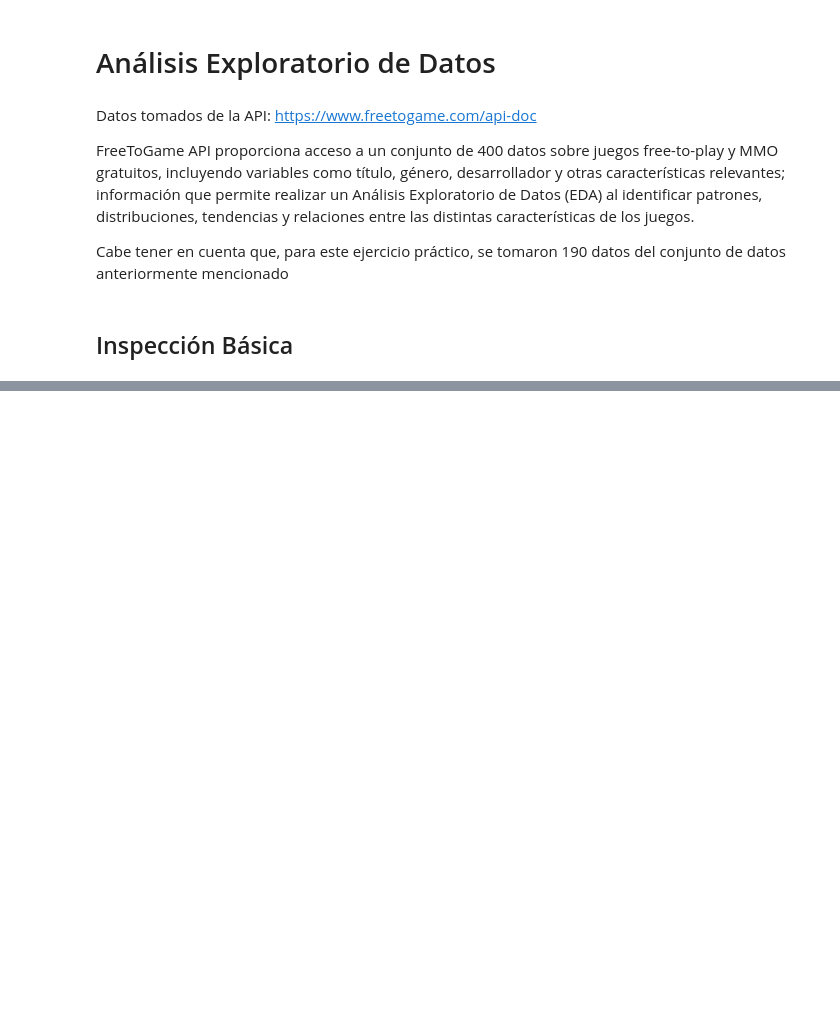
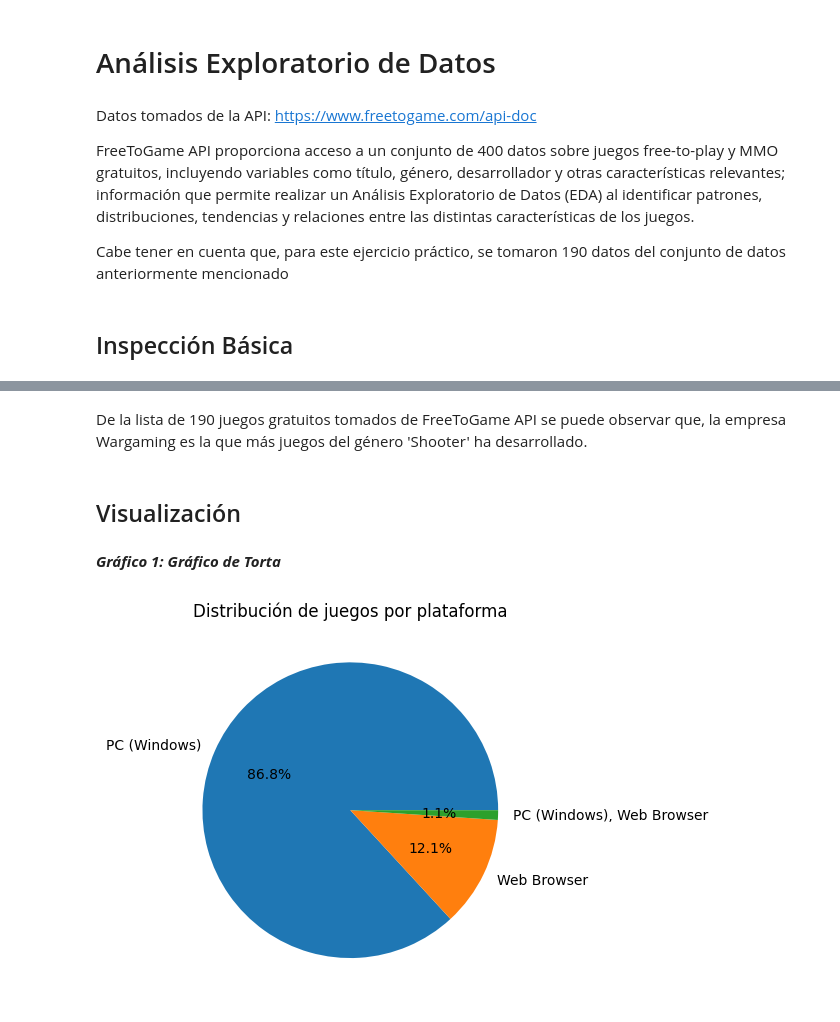
Before and after one commit to NicolasBusch23/taller_4_bases_de_datos, a Jupyter notebook: EDA/analisis.ipynb, the cells around one changed output, grey strips where cells are left out. Saved outputs shown, nothing was run; the diff lists cells and outputs as text; code cells hidden in the pictures; blank space fills up the shorter version.

```diff
--- a/EDA/analisis.ipynb
+++ b/EDA/analisis.ipynb
@@ -16,0 +11,11 @@ FileNotFoundError: [Errno 2] No such file or directory: 'data/transformed/juegos
+# %%
+import pandas as pd
+from pathlib import Path
+
+csv_path = Path('..') / 'data' / 'transformed' / 'juegos.csv'
+print("Leyendo CSV desde:", csv_path.resolve())
+if not csv_path.exists():
+    raise FileNotFoundError(f"No se encontró el archivo: {csv_path.resolve()}")
+
+df = pd.read_csv(csv_path)
+df["release_date"] = pd.to_datetime(df["release_date"]) #Se transforma la columna de fechas a datetime64
@@ -16,0 +73,3 @@ FileNotFoundError: [Errno 2] No such file or directory: 'data/transformed/juegos
+# %%
+df["year"] = df["release_date"].dt.year
+df["year"].value_counts(ascending=False).sort_index(ascending=False)
@@ -16,0 +150,17 @@ FileNotFoundError: [Errno 2] No such file or directory: 'data/transformed/juegos
+# %% [markdown]
+De la lista de 190 juegos gratuitos tomados de FreeToGame API se puede observar que, la empresa Wargaming es la que más juegos del género 'Shooter' ha desarrollado.
+# %% [markdown]
+## Visualización
+# %% [markdown]
+***Gráfico 1: Gráfico de Torta***
+# %%
+import matplotlib.pyplot as plt
+conteo_plataforma = df["platform"].value_counts()
+
+plt.figure()
+conteo_plataforma.plot.pie(autopct="%1.1f%%")
+plt.title("Distribución de juegos por plataforma")
+plt.ylabel("")
+plt.show()
+# %% [output]
+[figure, added]
```
Also changed, not shown: parts of 31 cells of this notebook, 1 other file.
